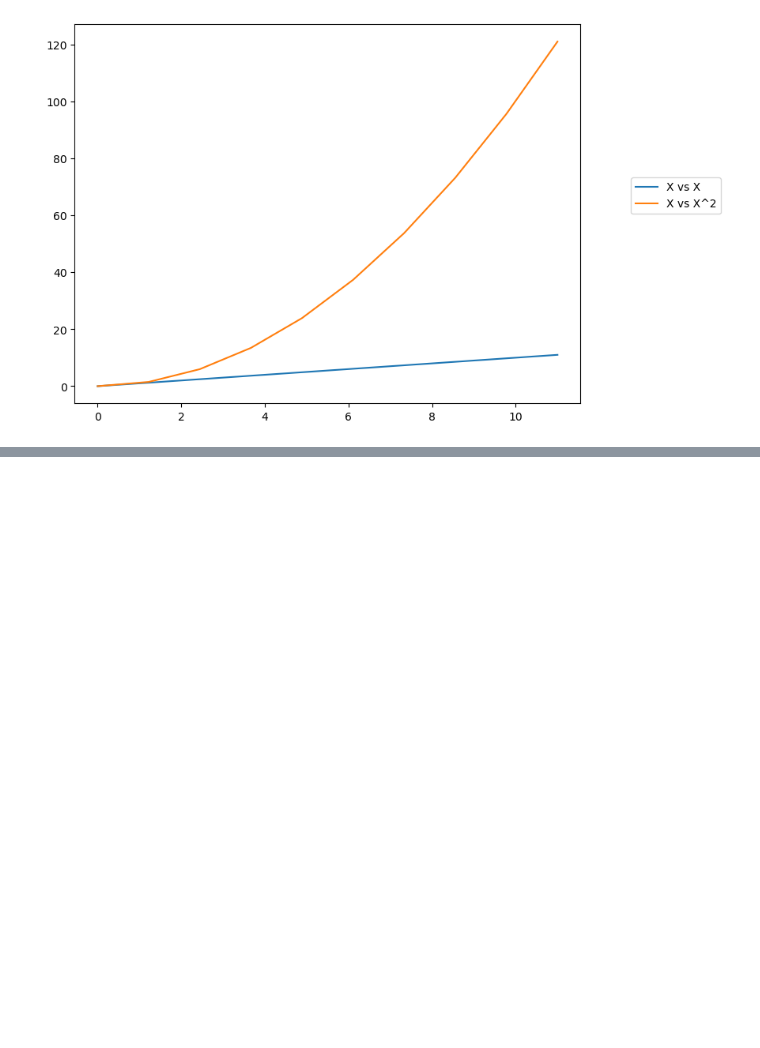
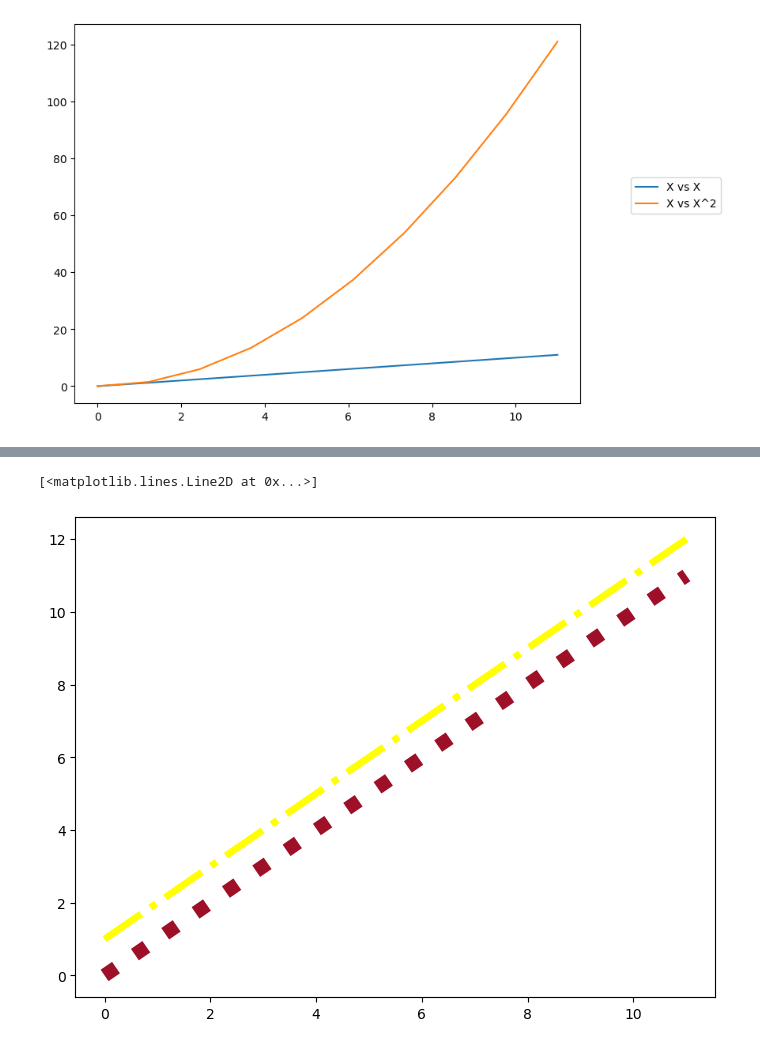
Before and after one commit to JovanTTT/MachineLearning-Course, a Jupyter notebook: Matplotlib.ipynb, the cells around one changed output, grey strips where cells are left out. Drawn from its saved outputs; the diff is of its cells as text; code cells hidden in the pictures; blank space fills up the shorter version.

```diff
--- a/Matplotlib.ipynb
+++ b/Matplotlib.ipynb
@@ -168,0 +182,11 @@ ax.legend(loc = (1.1, 0.5))
+# %%
+fig = plt.figure()
+
+ax = fig.add_axes([0, 0, 1, 1])
+
+ax.plot(x, x, color = '#9e1028', lw = 10, ls = ':') #RGB HEX Code Picker
+
+ax.plot(x, x + 1, color = 'yellow', linewidth = 5, linestyle = '-.')
+# %% [output]
+[<matplotlib.lines.Line2D at 0x...>]
+[figure, added]
```
Also changed, not shown: parts of 3 cells of this notebook.
